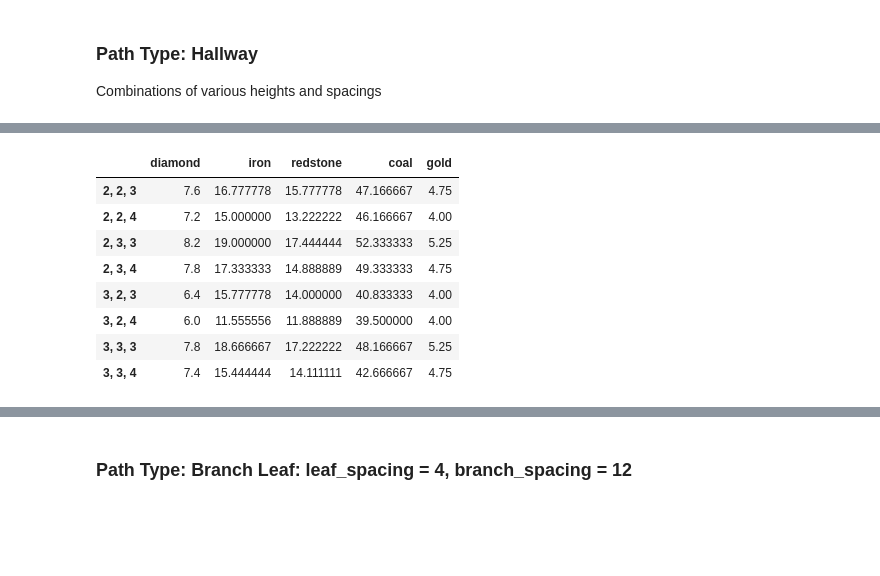
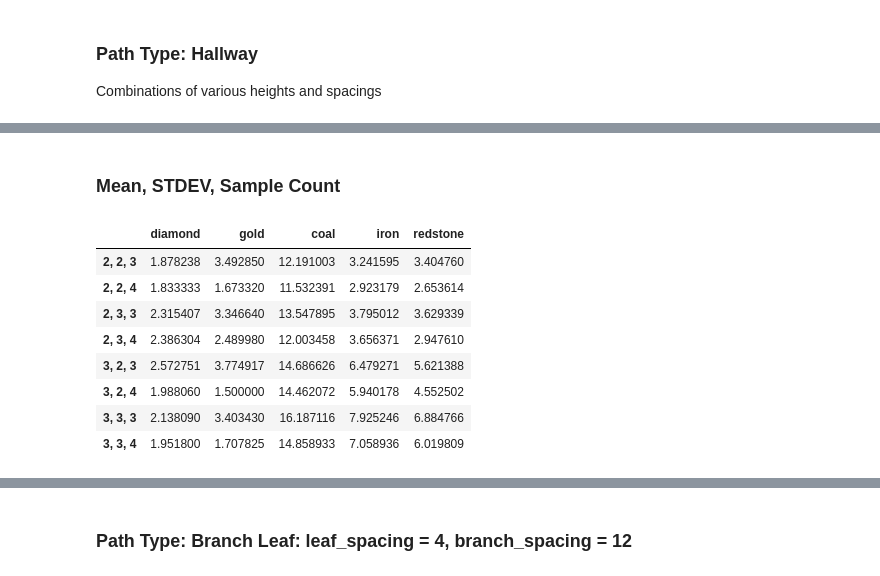
Before and after one commit to Ryanglambert/mining_comparison, a Jupyter notebook: Minepath Evaluation with Cross-Validation.ipynb, the cells around one changed output, grey strips where cells are left out. Drawn from its saved outputs; the diff is of its cells as text; code cells hidden in the pictures; blank space fills up the shorter version.

```diff
--- a/Minepath Evaluation with Cross-Validation.ipynb
+++ b/Minepath Evaluation with Cross-Validation.ipynb
@@ -172,30 +165,28 @@ df_paths
 # %%
-newdf_ores = pd.DataFrame()
-for z_subset in range(0, 47, 16):
-    for x_subset in range(0, 47, 16):
-        for column in df_ores:
-            temp_append = df_ores.loc[
-            (
-                slice(x_subset, x_subset + 16),
-                slice(z_subset, z_subset + 16),
-#                 slice(0, 15),
-    #             slice(0, 15),
-            ),
-            :
-        ][column[0]][column[1]][column[2]].value_counts()
-            temp_append.name = '%s, %s, %s' % (column[0], column[1], column[2])
-    #     print temp_append
-    #     print newdf
-            newdf_ores = newdf_ores.append(temp_append)
-newdf_ores = newdf_ores.sort()
-newdf_ores.groupby(newdf_ores.index).mean()
+def cases_sample_sum_counts(df_ores):
+    newdf_ores = pd.DataFrame()
+    for column in df_ores:
+        x_sample_size = int(df_sample_size['x_sample_size'][str([column[0], column[1], column[2]]).strip(']').strip('[')])
+        z_sample_size = int(df_sample_size['z_sample_size'][str([column[0], column[1], column[2]]).strip(']').strip('[')])
+        for x_subset in range(0, 47, x_sample_size):
+            for z_subset in range(0, 47, z_sample_size):
+                temp_append = df_ores.loc[
+                (
+                    slice(x_subset, x_subset + x_sample_size - 1),
+                    slice(z_subset, z_subset + z_sample_size - 1),
+    #                 slice(0, 15),
+        #             slice(0, 15),
+                ),
+                :
+            ][column[0]][column[1]][column[2]].value_counts()
+                temp_append.name = '%s, %s, %s' % (column[0], column[1], column[2])
+        #     print temp_append
+        #     print newdf
+                newdf_ores = newdf_ores.append(temp_append)
+    newdf_ores = newdf_ores.sort()
+    return newdf_ores
+
+newdf_ores = cases_sample_sum_counts(df_ores)
+newdf_path_count = cases_sample_sum_counts(df_paths)
+path_size_mean = newdf_path_count.groupby(newdf_path_count.index).mean()
+newdf_ores_count = newdf_ores.groupby(newdf_ores.index).count()
-# %% [output]
-|  | diamond | iron | redstone | coal | gold |
-| 2, 2, 3 | 7.6 | 16.777778 | 15.777778 | 47.166667 | 4.75 |
-| 2, 2, 4 | 7.2 | 15.000000 | 13.222222 | 46.166667 | 4.00 |
-| 2, 3, 3 | 8.2 | 19.000000 | 17.444444 | 52.333333 | 5.25 |
-| 2, 3, 4 | 7.8 | 17.333333 | 14.888889 | 49.333333 | 4.75 |
-| 3, 2, 3 | 6.4 | 15.777778 | 14.000000 | 40.833333 | 4.00 |
-| 3, 2, 4 | 6.0 | 11.555556 | 11.888889 | 39.500000 | 4.00 |
-| 3, 3, 3 | 7.8 | 18.666667 | 17.222222 | 48.166667 | 5.25 |
-| 3, 3, 4 | 7.4 | 15.444444 | 14.111111 | 42.666667 | 4.75 |
@@ -202 +195,16 @@ newdf_ores.groupby(newdf_ores.index).mean()
+# %% [markdown]
+### Mean, STDEV, Sample Count
+# %%
+newdf_ores_stdev = newdf_ores.groupby(newdf_ores.index).std()#.plot(kind='bar')
+newdf_ores_stdev
+# %% [output]
+|  | diamond | gold | coal | iron | redstone |
+| 2, 2, 3 | 1.878238 | 3.492850 | 12.191003 | 3.241595 | 3.404760 |
+| 2, 2, 4 | 1.833333 | 1.673320 | 11.532391 | 2.923179 | 2.653614 |
+| 2, 3, 3 | 2.315407 | 3.346640 | 13.547895 | 3.795012 | 3.629339 |
+| 2, 3, 4 | 2.386304 | 2.489980 | 12.003458 | 3.656371 | 2.947610 |
+| 3, 2, 3 | 2.572751 | 3.774917 | 14.686626 | 6.479271 | 5.621388 |
+| 3, 2, 4 | 1.988060 | 1.500000 | 14.462072 | 5.940178 | 4.552502 |
+| 3, 3, 3 | 2.138090 | 3.403430 | 16.187116 | 7.925246 | 6.884766 |
+| 3, 3, 4 | 1.951800 | 1.707825 | 14.858933 | 7.058936 | 6.019809 |
 # %%
```
Also changed, not shown: parts of 21 cells of this notebook.
